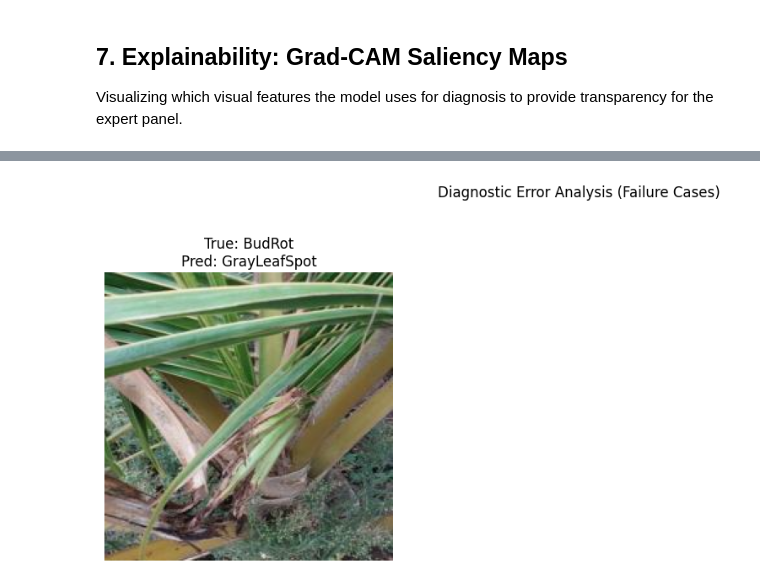
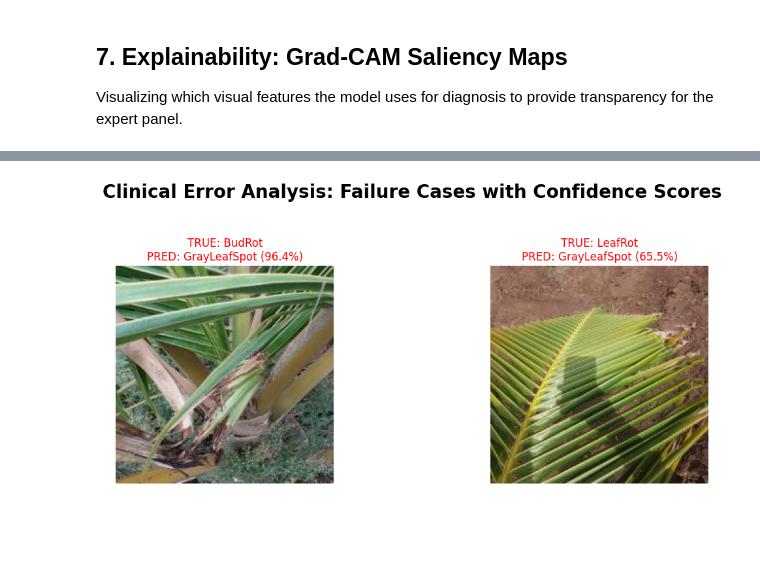
Before and after one commit to R26-SE-016/Coconut-Pathology-Detection-Service, a Jupyter notebook: notebooks/Microscopic Mobile Diagnosis of Coconut related Diseases.ipynb, the cells around one changed output, grey strips where cells are left out. Cells and saved outputs as stored; diff of their text form; code cells hidden in the pictures; blank space fills up the shorter version.

```diff
--- a/notebooks/Microscopic Mobile Diagnosis of Coconut related Diseases.ipynb
+++ b/notebooks/Microscopic Mobile Diagnosis of Coconut related Diseases.ipynb
@@ -471,19 +557,35 @@ Reviewing specific cases to understand model robustness.
-# %%
-plt.figure(figsize=(15, 10))
-count = 0
-for images, labels in test_ds.take(5):
-    preds = model.predict(images, verbose=0)
-    for i in range(len(images)):
-        true_idx = np.argmax(labels[i])
-        pred_idx = np.argmax(preds[i])
-
-        if true_idx != pred_idx and count < 6:
-            ax = plt.subplot(2, 3, count + 1)
-            plt.imshow(images[i].numpy().astype("uint8"))
-            plt.title(f"True: {class_names[true_idx]}\nPred: {class_names[pred_idx]}")
-            plt.axis("off")
-            count += 1
-plt.suptitle("Diagnostic Error Analysis (Failure Cases)")
-plt.show()
-# %% [output]
-[figure, removed]
+# %%
+failures = []
+for images, labels in test_ds.take(10): # Scan more batches for failures
+    preds = model.predict(images, verbose=0)
+    for i in range(len(images)):
+        true_idx = np.argmax(labels[i])
+        pred_probs = preds[i]
+        pred_idx = np.argmax(pred_probs)
+        if true_idx != pred_idx:
+            failures.append((images[i], true_idx, pred_idx, pred_probs[pred_idx]))
+        if len(failures) >= 6: break
+    if len(failures) >= 6: break
+
+if failures:
+    # DYNAMIC GRID: Calculate rows/cols based on actual failure count
+    num_failures = len(failures)
+    cols = min(num_failures, 3)
+    rows = (num_failures + cols - 1) // cols
+
+    plt.figure(figsize=(6 * cols, 5 * rows))
+    for i, (img, true_idx, pred_idx, conf) in enumerate(failures):
+        plt.subplot(rows, cols, i + 1)
+        plt.imshow(img.numpy().astype("uint8"))
+        plt.title(f"TRUE: {class_names[true_idx]}\nPRED: {class_names[pred_idx]} ({conf*100:.1f}%)", color='red')
+        plt.axis("off")
+
+    # PERFECT CENTERING: The suptitle is now centered relative to the active grid
+    plt.suptitle("Clinical Error Analysis: Failure Cases with Confidence Scores",
+                 fontsize=20, fontweight='bold', y=0.98)
+    plt.tight_layout(rect=[0, 0.03, 1, 0.93])
+    plt.show()
+else:
+    print("No failures found in the scanned test batches. Model performance is exceptional!")
+# %% [output]
+[figure, added]
```
Also changed, not shown: parts of 14 cells of this notebook.
